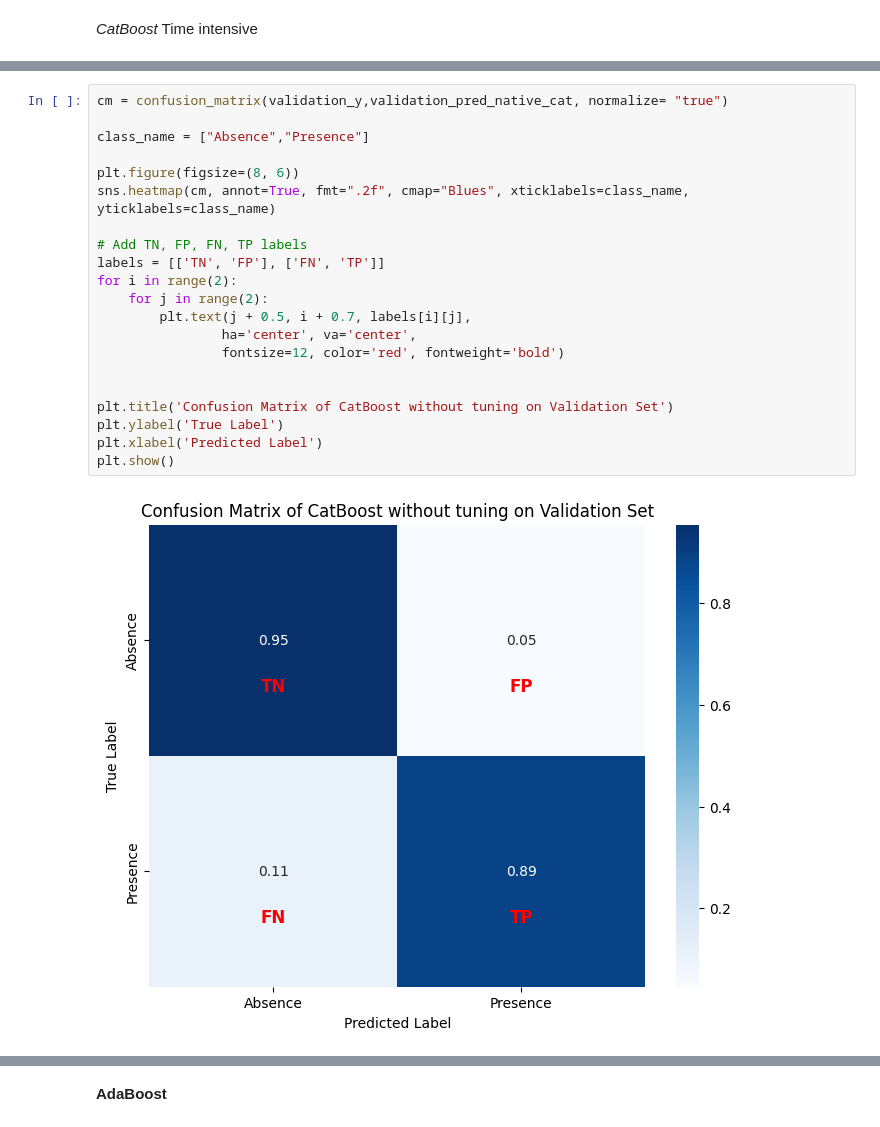
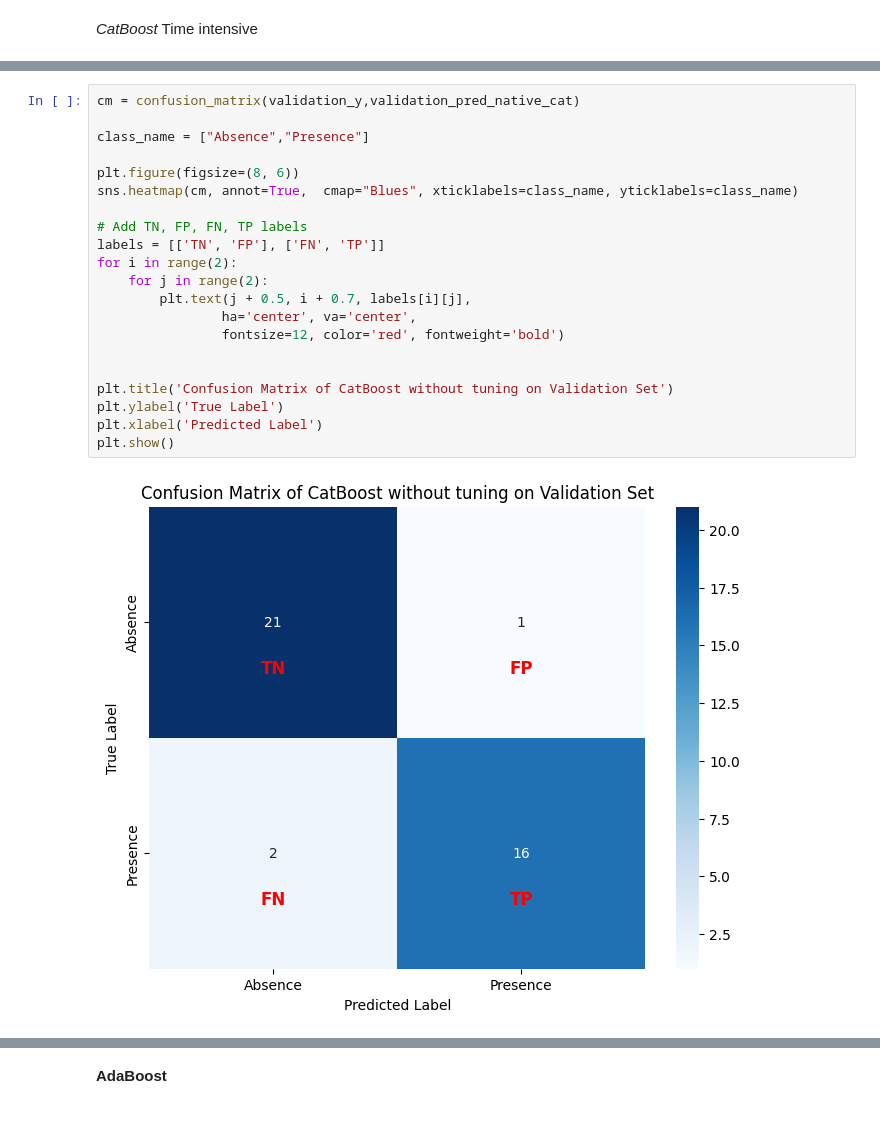
Before and after one commit to micheleishere/CO2, a Jupyter notebook: Project_CO2_main.ipynb, the cells around one changed output, grey strips where cells are left out. Saved outputs shown, nothing was run; the diff lists cells and outputs as text.

```diff
--- a/Project_CO2_main.ipynb
+++ b/Project_CO2_main.ipynb
@@ -922,28 +928,28 @@ print(classification_report(validation_y, validation_pred_native_cat))
    macro avg       0.93      0.92      0.92        40
 weighted avg       0.93      0.93      0.92        40
 # %%
-cm = confusion_matrix(validation_y,validation_pred_native_cat, normalize= "true")
+cm = confusion_matrix(validation_y,validation_pred_native_cat)
 
 class_name = ["Absence","Presence"]
 
 plt.figure(figsize=(8, 6))
-sns.heatmap(cm, annot=True, fmt=".2f", cmap="Blues", xticklabels=class_name, yticklabels=class_name)
+sns.heatmap(cm, annot=True,  cmap="Blues", xticklabels=class_name, yticklabels=class_name)
 
 # Add TN, FP, FN, TP labels
 labels = [['TN', 'FP'], ['FN', 'TP']]
 for i in range(2):
     for j in range(2):
         plt.text(j + 0.5, i + 0.7, labels[i][j],
                 ha='center', va='center',
                 fontsize=12, color='red', fontweight='bold')
 
 
 plt.title('Confusion Matrix of CatBoost without tuning on Validation Set')
 plt.ylabel('True Label')
 plt.xlabel('Predicted Label')
 plt.show()
 # %% [output]
-[figure, old version]
+[figure, new version]
 # %%
 param_grid = {
     'depth': range(6,12,2),
```
Also changed, not shown: parts of 20 cells of this notebook.
